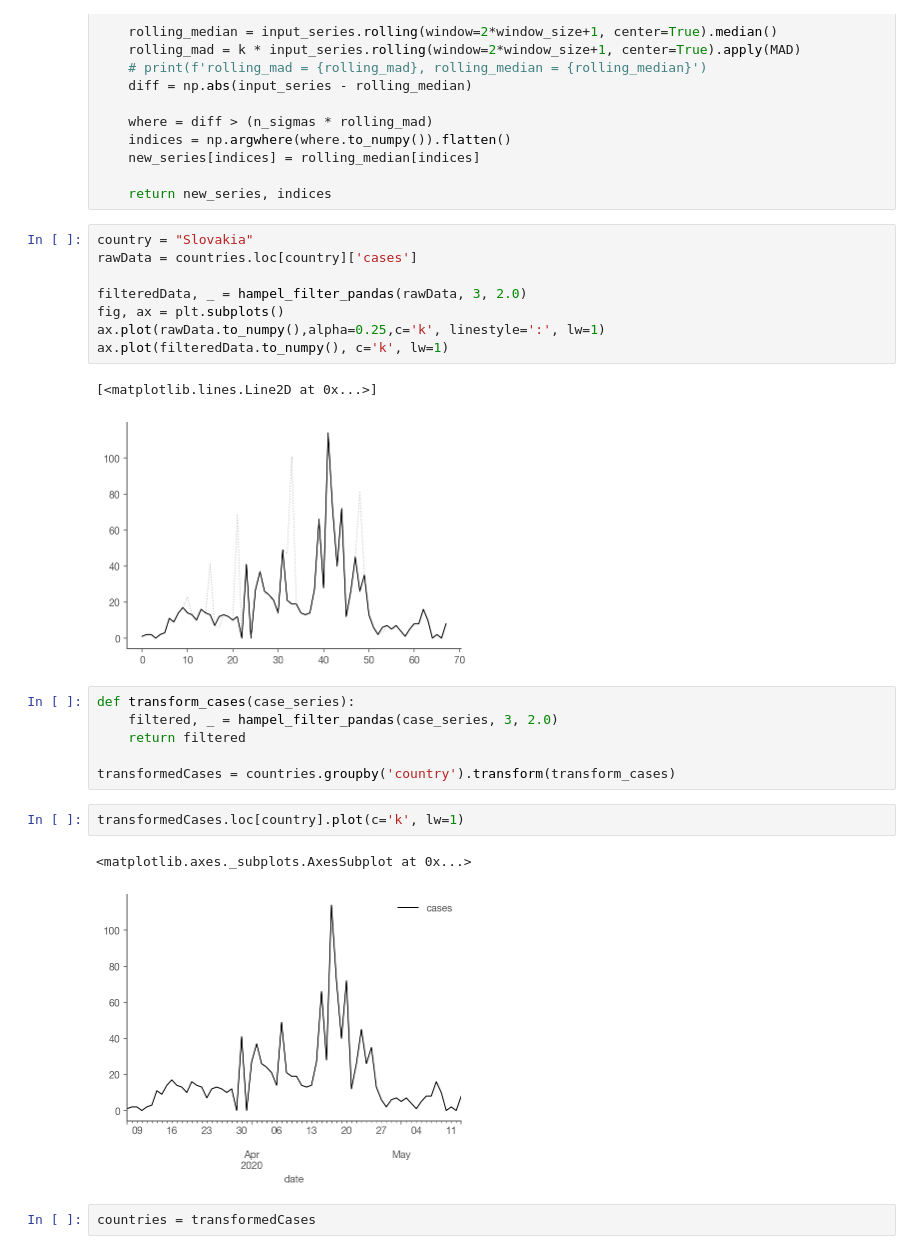
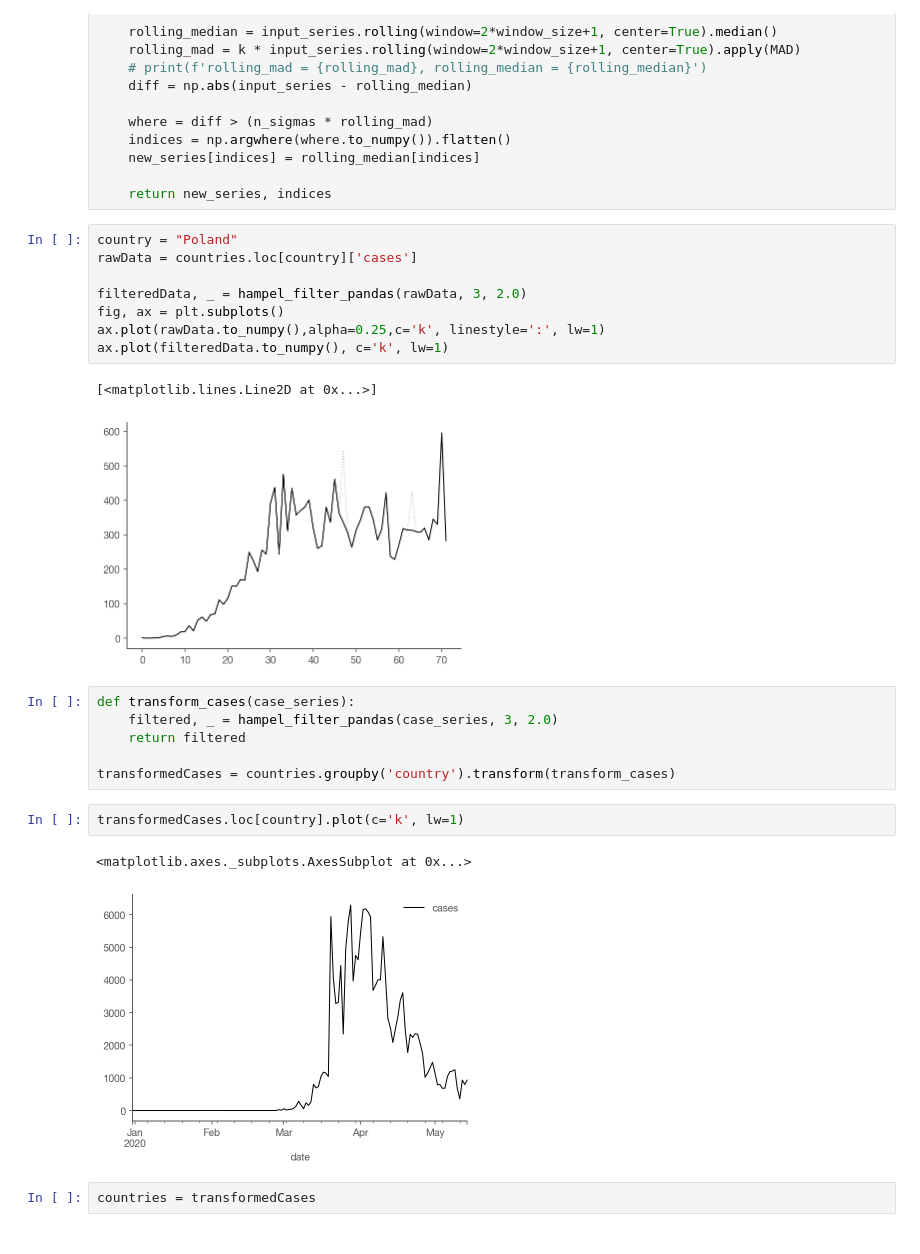
Before and after one commit to maciekrt/covid-19, a Jupyter notebook: Realtime Rt mcmc.ipynb, the cells around one changed output. Drawn from its saved outputs; the diff is of its cells as text.

```diff
--- a/Realtime Rt mcmc.ipynb
+++ b/Realtime Rt mcmc.ipynb
@@ -107,16 +107,16 @@ def hampel_filter_pandas(input_series, window_size, n_sigmas=3.0):
 
     return new_series, indices
 # %%
-country = "Slovakia"
+country = "Poland"
 rawData = countries.loc[country]['cases']
 
 filteredData, _ = hampel_filter_pandas(rawData, 3, 2.0)
 fig, ax = plt.subplots()
 ax.plot(rawData.to_numpy(),alpha=0.25,c='k', linestyle=':', lw=1)
 ax.plot(filteredData.to_numpy(), c='k', lw=1)
 # %% [output]
 [<matplotlib.lines.Line2D at 0x...>]
-[figure, old version]
+[figure, new version]
 # %%
 def transform_cases(case_series):
     filtered, _ = hampel_filter_pandas(case_series, 3, 2.0)
@@ -127,7 +127,7 @@ transformedCases = countries.groupby('country').transform(transform_cases)
 transformedCases.loc[country].plot(c='k', lw=1)
 # %% [output]
 <matplotlib.axes._subplots.AxesSubplot at 0x...>
-[figure, old version]
+[figure, new version]
 # %%
 countries = transformedCases
 # %% [markdown]
```
Also changed, not shown: parts of 9 cells of this notebook, 4 other files.
